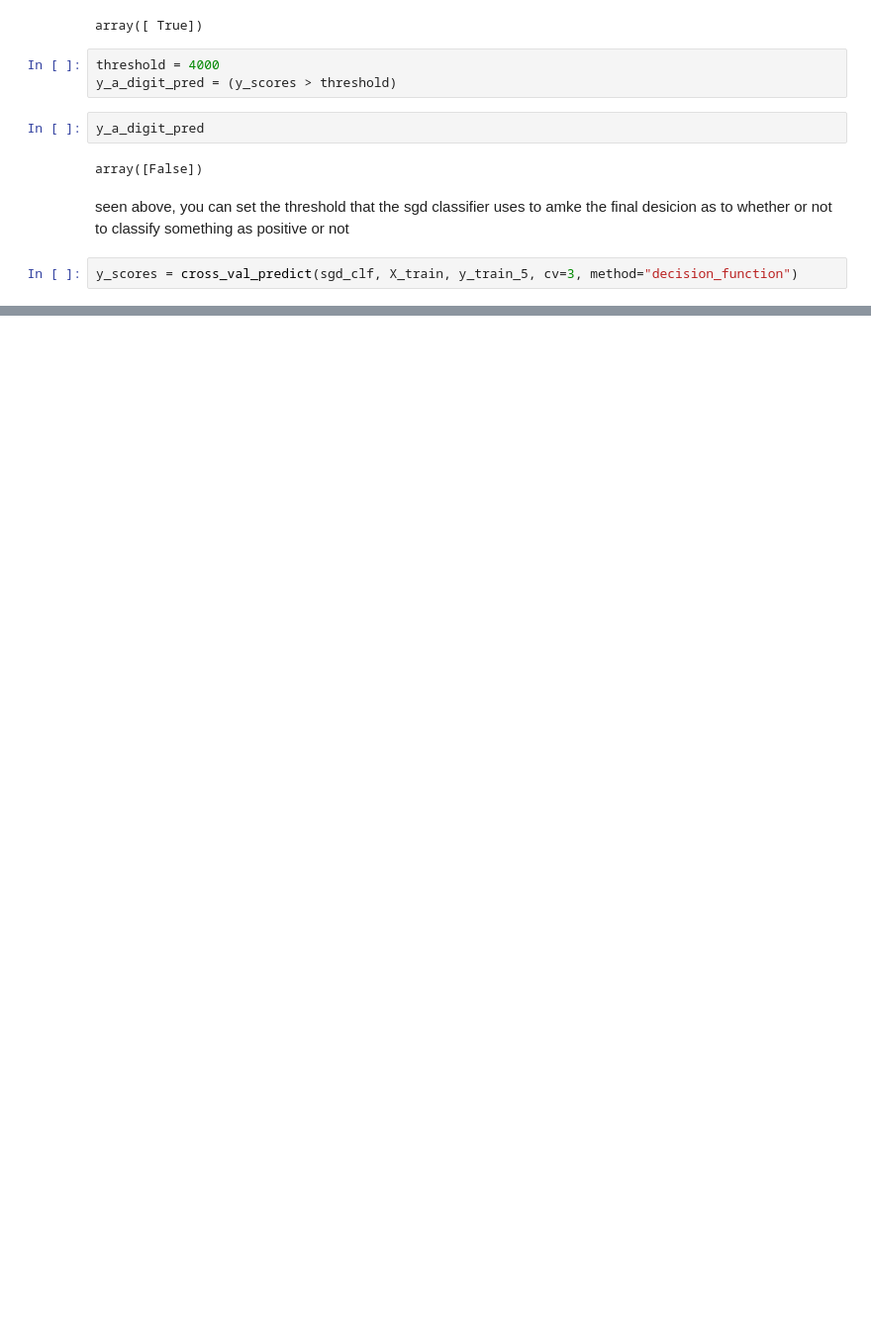
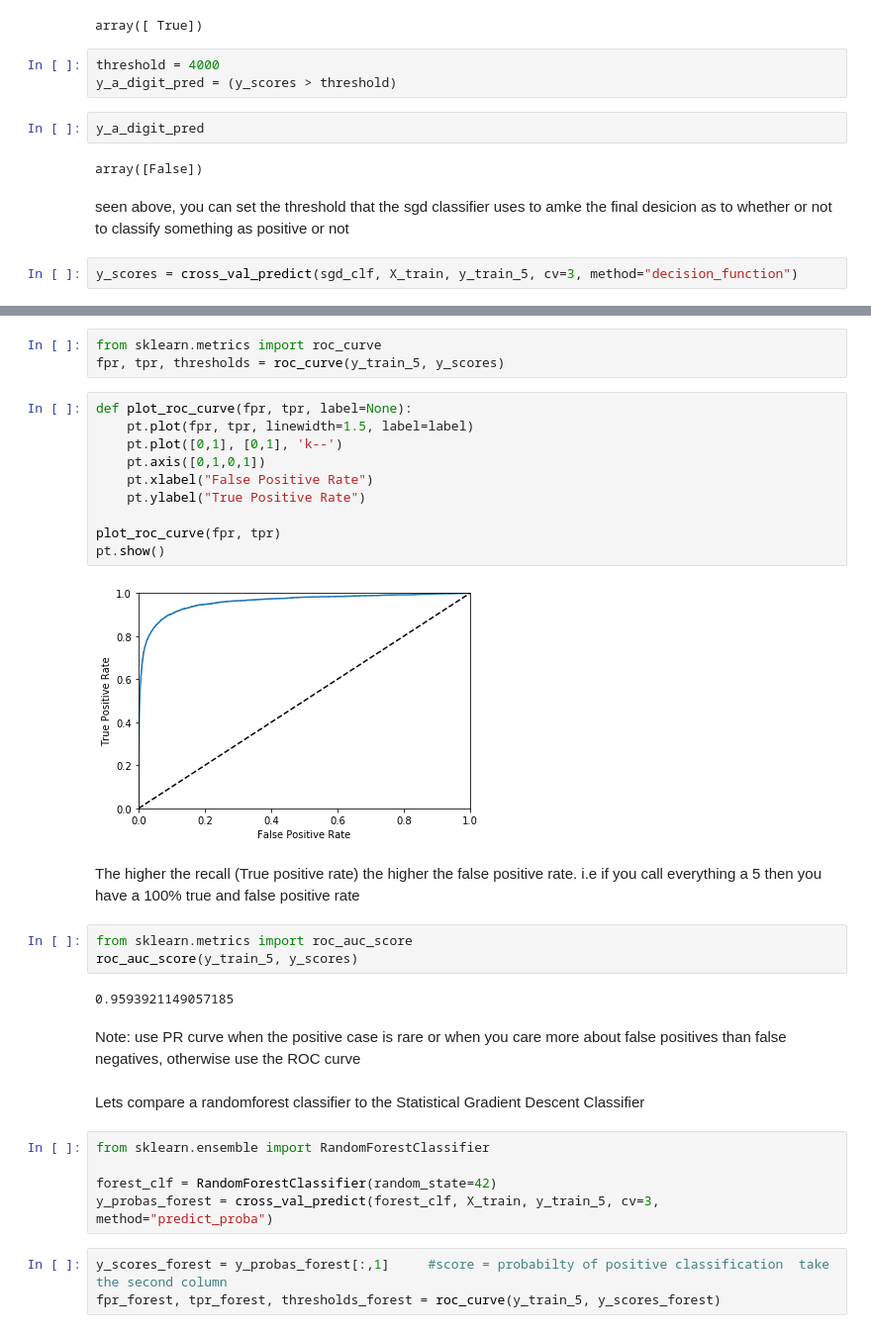
Before and after one commit to mdigreg2/DataScience, a Jupyter notebook: ml/MNIST_ML.ipynb, the cells around one changed output, grey strips where cells are left out. Shown: that part at 99% size. Cells and saved outputs as stored; diff of their text form; blank space fills up the shorter version.

```diff
--- a/ml/MNIST_ML.ipynb
+++ b/ml/MNIST_ML.ipynb
@@ -261,0 +283,34 @@ pt.show()
+# %%
+from sklearn.metrics import roc_curve
+fpr, tpr, thresholds = roc_curve(y_train_5, y_scores)
+# %%
+def plot_roc_curve(fpr, tpr, label=None):
+    pt.plot(fpr, tpr, linewidth=1.5, label=label)
+    pt.plot([0,1], [0,1], 'k--')
+    pt.axis([0,1,0,1])
+    pt.xlabel("False Positive Rate")
+    pt.ylabel("True Positive Rate")
+
+plot_roc_curve(fpr, tpr)
+pt.show()
+# %% [output]
+[figure, added]
+# %% [markdown]
+The higher the recall (True positive rate) the higher the false positive rate. i.e if you call everything a 5 then you have a 100% true and false positive rate
+# %%
+from sklearn.metrics import roc_auc_score
+roc_auc_score(y_train_5, y_scores)
+# %% [output]
+0.9593921149057185
+# %% [markdown]
+Note: use PR curve when the positive case is rare or when you care more about false positives than false negatives, otherwise use the ROC curve
+# %% [markdown]
+Lets compare a randomforest classifier to the Statistical Gradient Descent Classifier
+# %%
+from sklearn.ensemble import RandomForestClassifier
+
+forest_clf = RandomForestClassifier(random_state=42)
+y_probas_forest = cross_val_predict(forest_clf, X_train, y_train_5, cv=3, method="predict_proba")
+# %%
+y_scores_forest = y_probas_forest[:,1]     #score = probabilty of positive classification  take the second column
+fpr_forest, tpr_forest, thresholds_forest = roc_curve(y_train_5, y_scores_forest)
```
Also changed, not shown: parts of 37 cells of this notebook.
